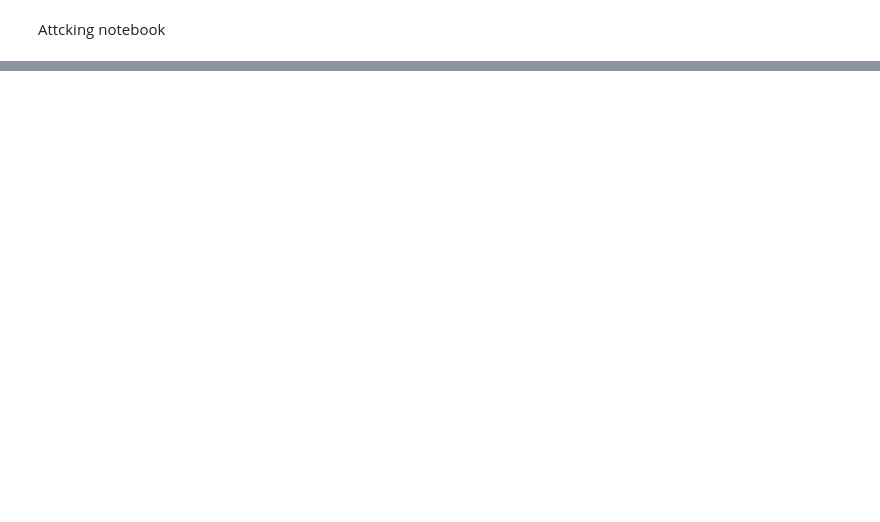
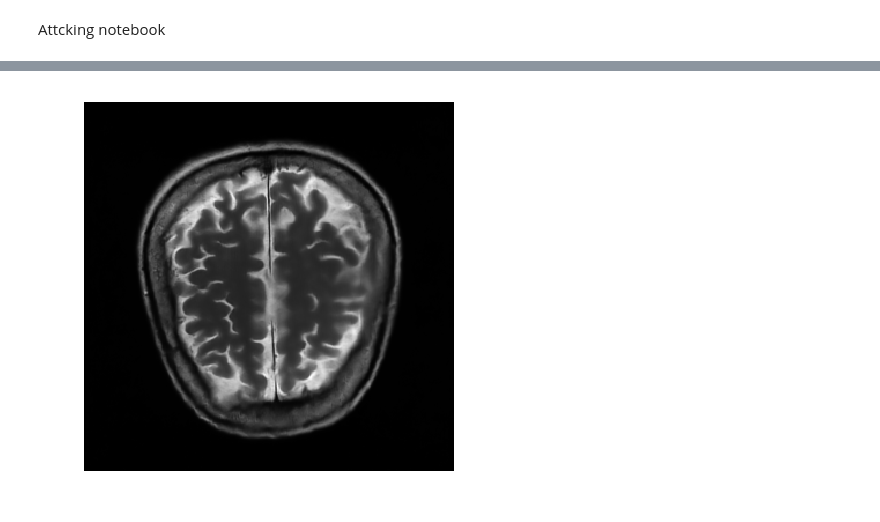
Before and after one commit to mohammedwttd/On-The-Role-of-K-Space-Acquisition-in-MRI-Reconstruction-Domain-Generalization, a Jupyter notebook: AttackingNotebook.ipynb, the cells around one changed output, grey strips where cells are left out. Drawn from its saved outputs; the diff is of its cells as text; code cells hidden in the pictures; blank space fills up the shorter version.

```diff
--- a/AttackingNotebook.ipynb
+++ b/AttackingNotebook.ipynb
@@ -232,0 +464,9 @@ print(f"the diff in trajectory for the humus: {humus_t_norm}")
+# %%
+Unet_with_trajectory_learning.module.eval()
+initial_trajectory = Unet_with_trajectory_learning.module.get_trajectory().data.detach().clone()
+epsilon = 1
+noise_level = epsilon * torch.prod(torch.tensor(initial_trajectory.shape))
+noise_type = "ones"
+diff = pgd_attack_with_trajectory(Unet_with_trajectory_learning, first_input, first_target, epsilon, steps=10) - Unet_with_trajectory_learning.module.get_trajectory().data
+print(diff.max(), diff.min())
+print(torch.norm(diff))
@@ -232,0 +658,33 @@ print(f"the diff in trajectory for the humus: {humus_t_norm}")
+# %%
+initial_trajectory = Unet_with_trajectory_learning.module.subsampling.x.detach().clone()
+l1_noise = torch.randn_like(initial_trajectory) if noise_type == "random" else torch.ones_like(initial_trajectory)
+l1_norm = torch.norm(l1_noise, p=1)
+l1_noise_scaled = noise_level * l1_noise / l1_norm
+
+l2_noise = torch.randn_like(initial_trajectory) if noise_type == "random" else torch.ones_like(initial_trajectory)
+l2_norm = torch.norm(l2_noise)
+l2_noise_scaled = noise_level * l2_noise / l2_norm
+
+noisy_trajectory_l1 = initial_trajectory + l1_noise_scaled
+noisy_trajectory_l1 = torch.clamp(noisy_trajectory_l1, min=-160, max=160)
+
+noisy_trajectory_l2 = initial_trajectory + l2_noise_scaled
+noisy_trajectory_l2 = torch.clamp(noisy_trajectory_l2, min=-160, max=160)
+
+print(torch.norm(noisy_trajectory_l1 - initial_trajectory))
+
+Unet_with_trajectory_learning.module.subsampling.x.data = noisy_trajectory_l1
+output3 = Unet_with_trajectory_learning(first_input)
+
+if output.shape != first_target.shape:
+    first_target = first_target.view_as(output)
+psnr_l1_noise = psnr(first_target.to('cpu').numpy(), output.cpu().detach().numpy())
+
+Unet_with_trajectory_learning.module.subsampling.x.data = noisy_trajectory_l2
+output = Unet_with_trajectory_learning(first_input)
+if output.shape != first_target.shape:
+    first_target = first_target.view_as(output)
+psnr_l2_noise = psnr(first_target.to('cpu').numpy(), output.cpu().detach().numpy())
+
+print("psnr_l1_noise: ", psnr_l1_noise, " psnr_l2_noise: ", psnr_l2_noise)
+Unet_with_trajectory_learning.module.get_trajectory().data = initial_trajectory
@@ -232,0 +715,4 @@ print(f"the diff in trajectory for the humus: {humus_t_norm}")
+# %%
+show_image(output3)
+# %% [output]
+[figure, added]
```
Also changed, not shown: parts of 59 cells of this notebook, 7 other files.
